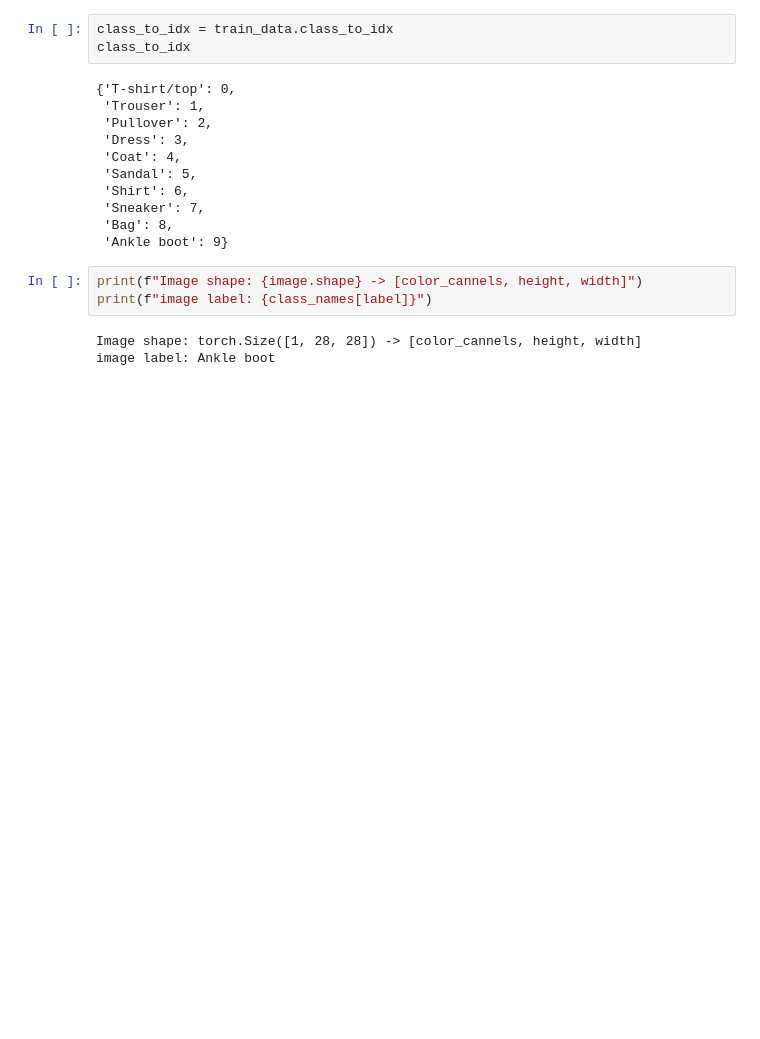
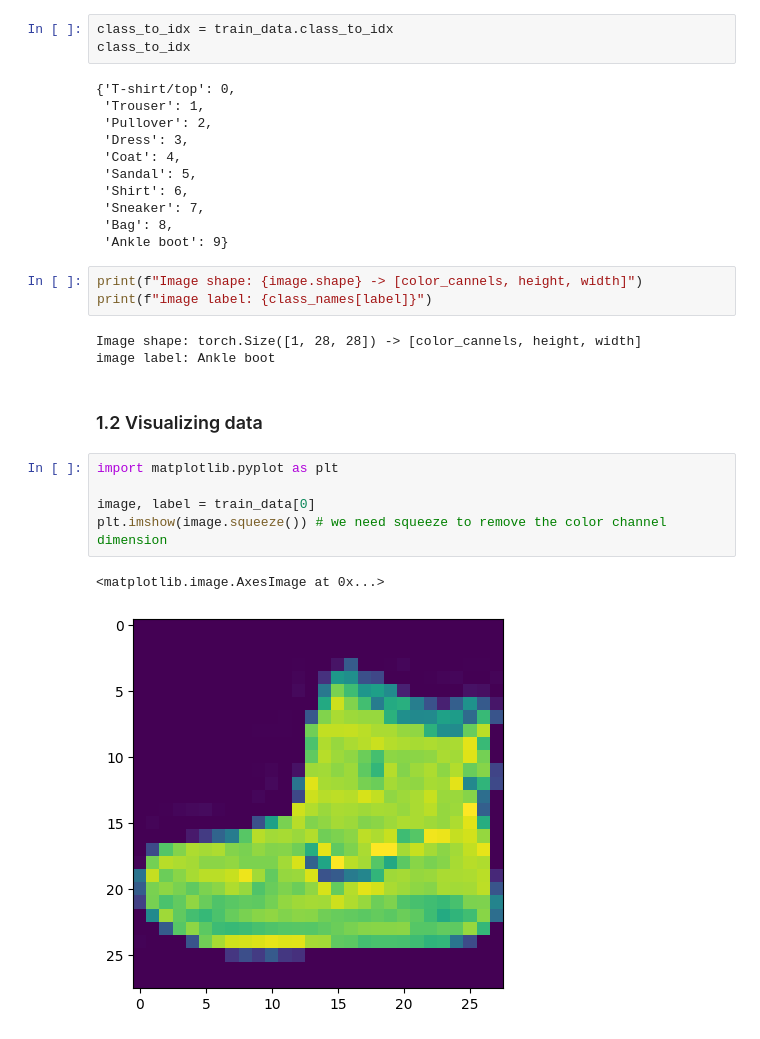
Before and after one commit to martinaspeciale/pytorch-deep-learning, a Jupyter notebook: 03-pytorch-computer-vision.ipynb, the cells around one changed output. Cells and saved outputs as stored; diff of their text form; blank space fills up the shorter version.

Commit message:
Kaggle Notebook | 03_pytorch_computer_vision | visualizing data

```diff
--- a/03-pytorch-computer-vision.ipynb
+++ b/03-pytorch-computer-vision.ipynb
@@ -103,3 +103,13 @@ print(f"image label: {class_names[label]}")
 # %% [output]
 Image shape: torch.Size([1, 28, 28]) -> [color_cannels, height, width]
 image label: Ankle boot
+# %% [markdown]
+### 1.2 Visualizing data
+# %%
+import matplotlib.pyplot as plt
+
+image, label = train_data[0]
+plt.imshow(image.squeeze()) # we need squeeze to remove the color channel dimension
+# %% [output]
+<matplotlib.image.AxesImage at 0x...>
+[figure, added]
```
Also changed, not shown: parts of 2 cells of this notebook.
